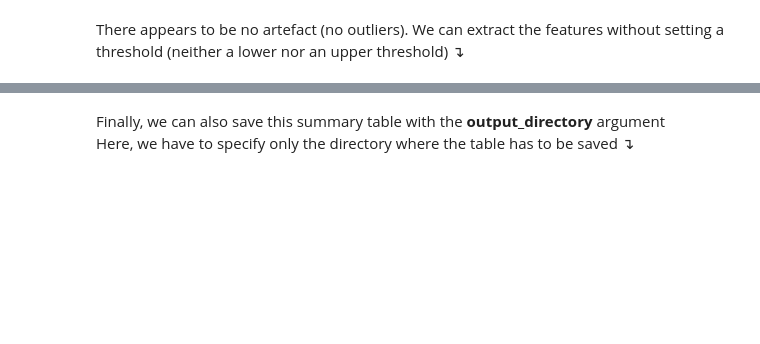
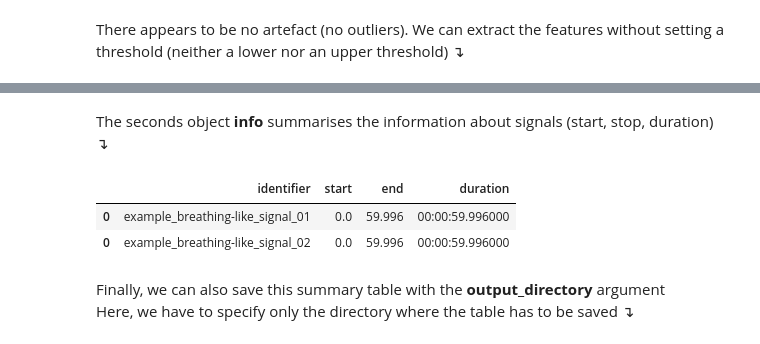
Before and after one commit to tcoustillet/pybreathe, a Jupyter notebook: examples/example.ipynb, the cells around one changed output, grey strips where cells are left out. Cells and saved outputs as stored; diff of their text form; code cells hidden in the pictures; blank space fills up the shorter version.

```diff
--- a/examples/example.ipynb
+++ b/examples/example.ipynb
@@ -428,3 +439,11 @@ flow_merger(example_01, example_02, table_name="examples_01_and_02")
+# %% [markdown]
+The seconds object **info** summarises the information about signals (start, stop, duration) &#8628;
+# %%
+info
+# %% [output]
+|  | identifier | start | end | duration |
+| 0 | example_breathing-like_signal_01 | 0.0 | 59.996 | 00:00:59.996000 |
+| 0 | example_breathing-like_signal_02 | 0.0 | 59.996 | 00:00:59.996000 |
 # %% [markdown]
 Finally, we can also save this summary table with the **output_directory** argument
 Here, we have to specify only the directory where the table has to be saved &#8628;
```
Also changed, not shown: parts of 40 cells of this notebook, 1 other file.
